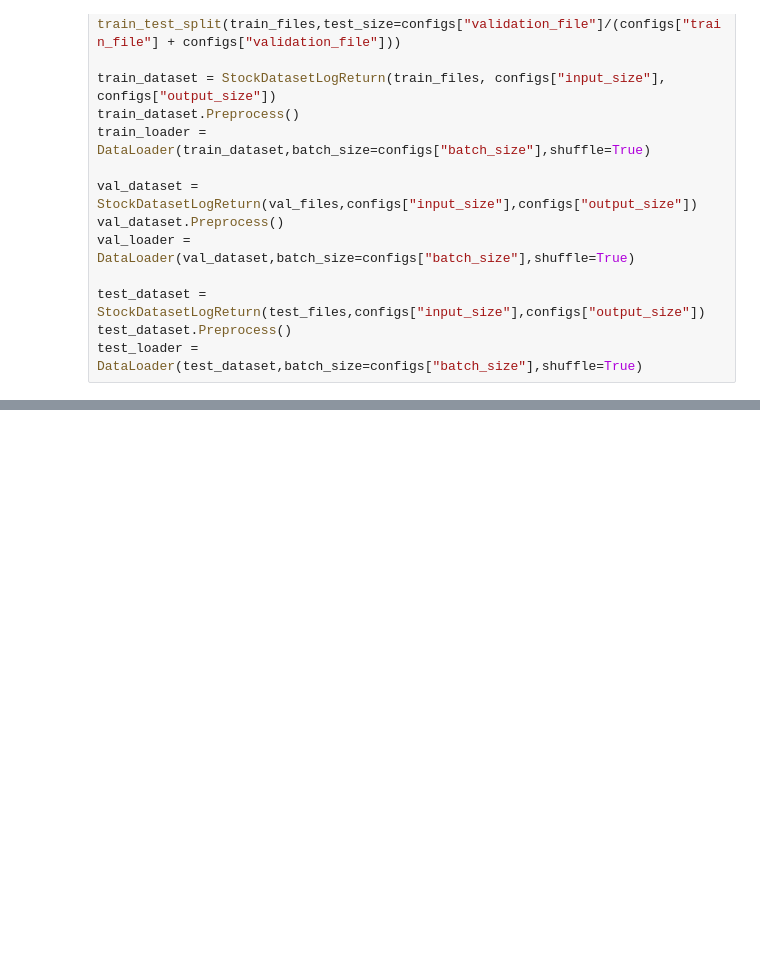
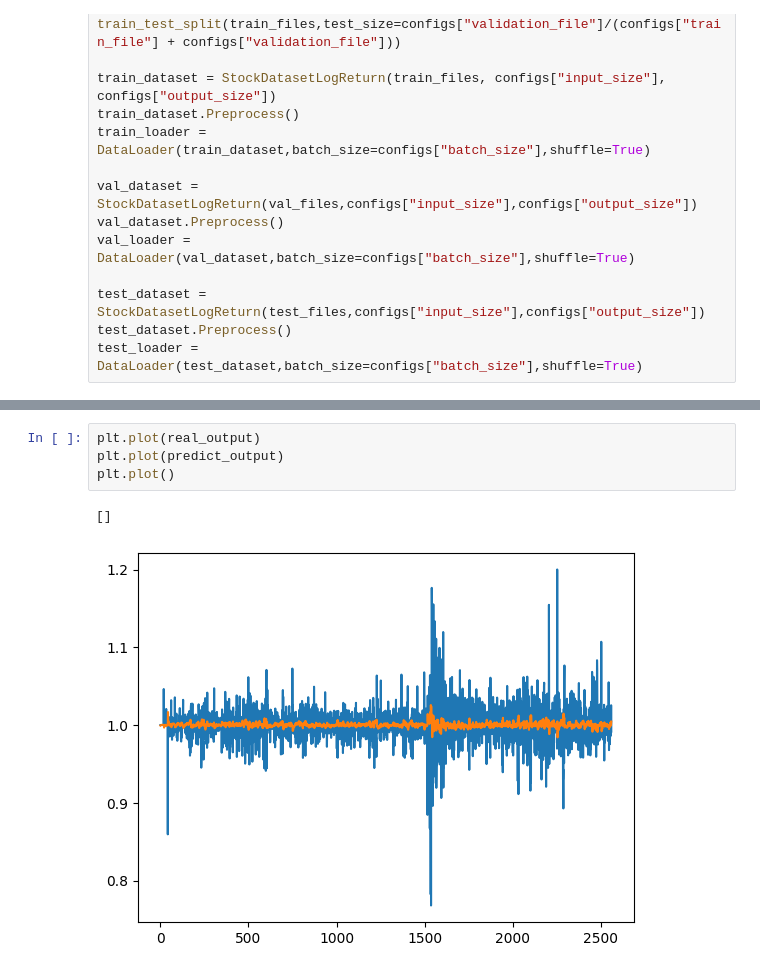
Before and after one commit to Nacnano/stock-machine-learning-project, a Jupyter notebook: LSTM.ipynb, the cells around one changed output, grey strips where cells are left out. Cells and saved outputs as stored; diff of their text form; blank space fills up the shorter version.

```diff
--- a/LSTM.ipynb
+++ b/LSTM.ipynb
@@ -272,0 +556,7 @@ print(avarage_test_loss)
+# %%
+plt.plot(real_output)
+plt.plot(predict_output)
+plt.plot()
+# %% [output]
+[]
+[figure, added]
```
Also changed, not shown: parts of 12 cells of this notebook.
